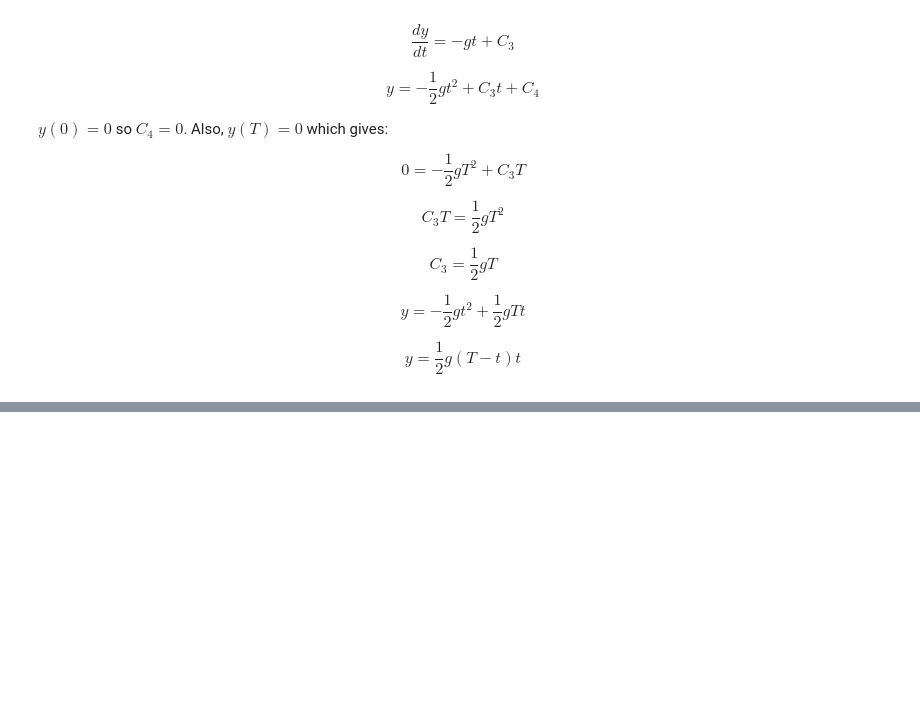
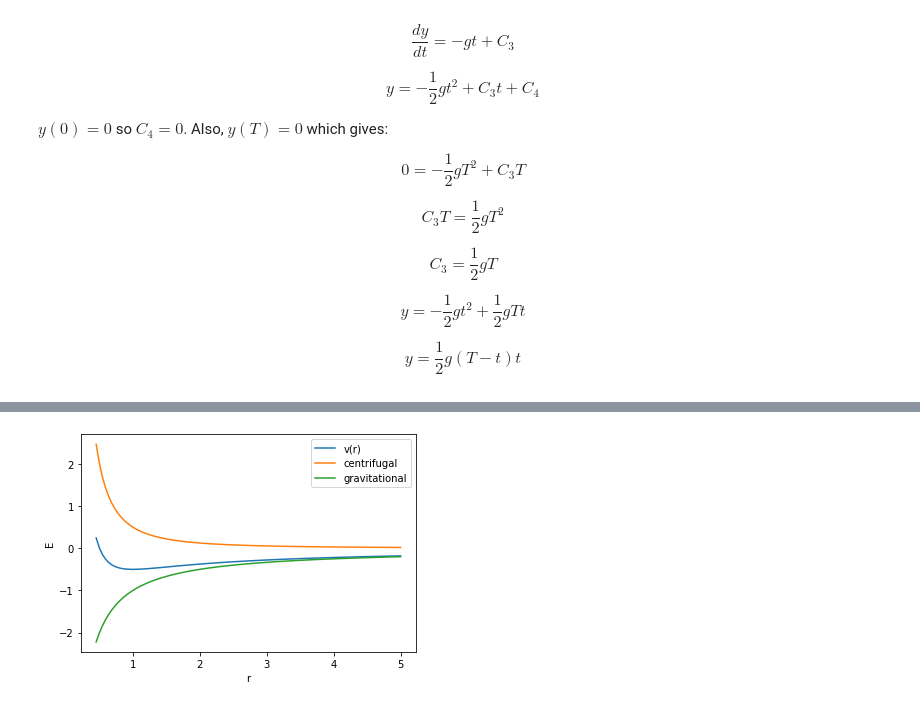
Before and after one commit to wtgjohnson/EGiaN, a Jupyter notebook: Part1/Newton's Laws.ipynb, the cells around one changed output, grey strips where cells are left out. Saved outputs shown, nothing was run; the diff lists cells and outputs as text; code cells hidden in the pictures; blank space fills up the shorter version.

```diff
--- a/Part1/Newton's Laws.ipynb
+++ b/Part1/Newton's Laws.ipynb
@@ -120,0 +227,20 @@ The 3D plot above can be rotated 90 degrees in the down direction (using the rig
+# %%
+import numpy as np
+import matplotlib as mpl
+import matplotlib.pyplot as plt
+
+l=1;
+k=1;
+
+r = np.linspace(0.45, 5, 100)
+fig, ax = plt.subplots()
+#plt.rcParams['figure.figsize'] = (800,300)
+ax.set_xlabel('r')
+ax.set_ylabel('E')
+ax.plot(r, l**2/(2*r**2) - k/r, label=r'v(r)')
+ax.plot(r, l**2/(2*r**2), label=r'centrifugal')
+ax.plot(r, -k/r, label=r'gravitational')
+plt.legend(loc='best')
+plt.show()
+# %% [output]
+[figure, added]
```
Also changed, not shown: parts of 2 cells of this notebook.
